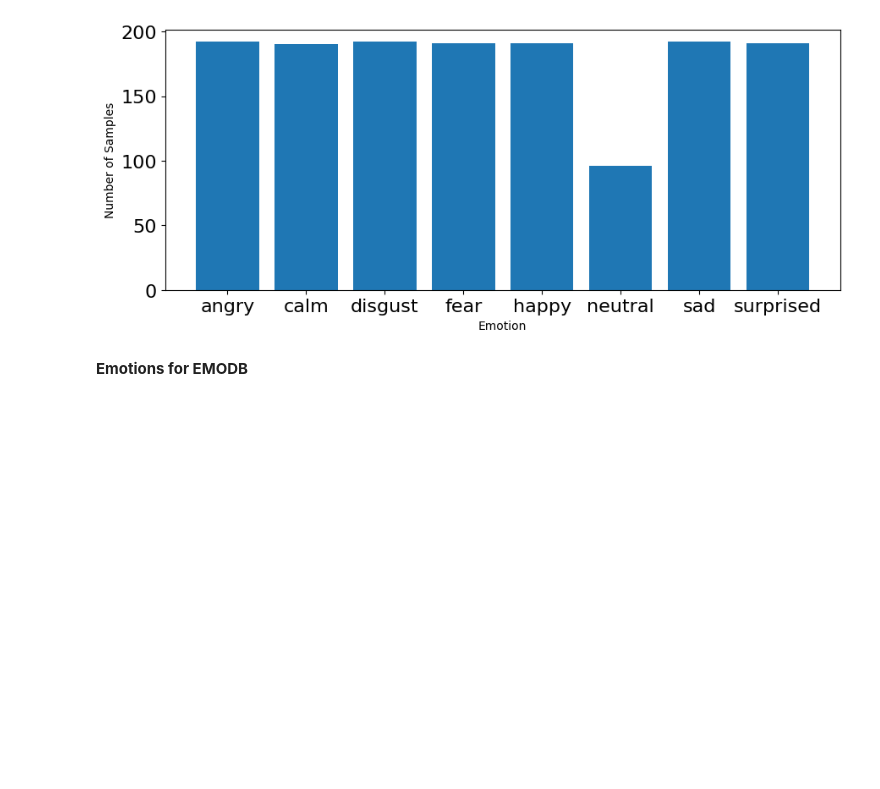
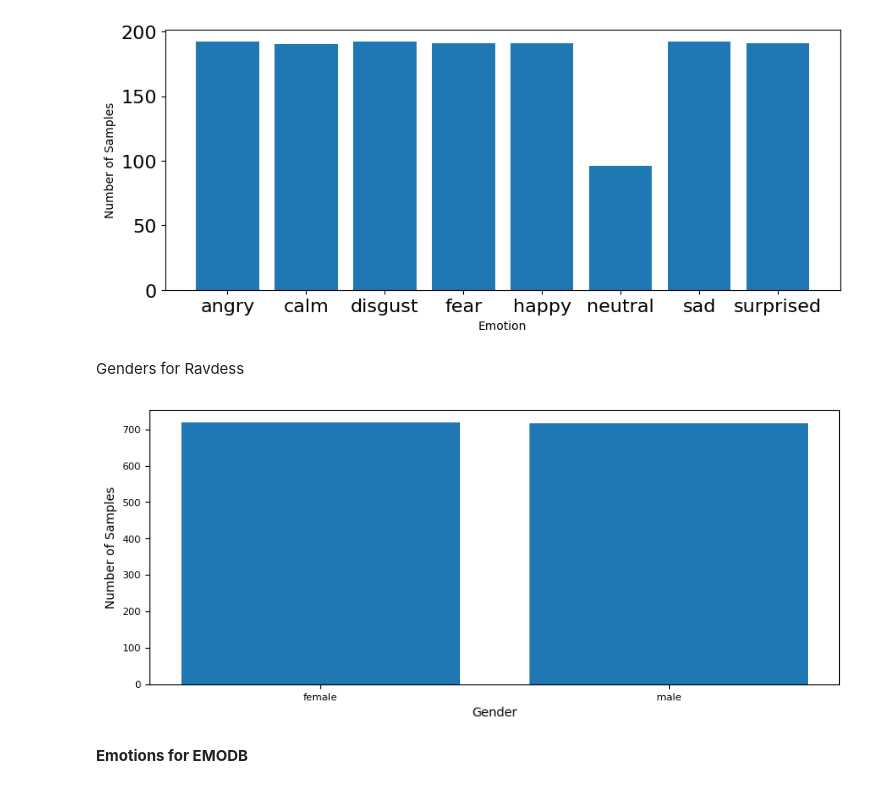
Before and after one commit to goose2711/Week-2_Data_Preprocessing, a Jupyter notebook: Week_2_Data_Preprocessing.ipynb, the cells around one changed output. Saved outputs shown, nothing was run; the diff lists cells and outputs as text; code cells hidden in the pictures; blank space fills up the shorter version.

```diff
--- a/Week_2_Data_Preprocessing.ipynb
+++ b/Week_2_Data_Preprocessing.ipynb
@@ -823,22 +833,26 @@ Loading Ravdess
 import os, glob
 
 def load_data_Ravdess():
-    X,y=[],[]
+    X, y, z = [], [], []
     count = 0
     for file in glob.glob("/content/drive/MyDrive/Ravdess/Actor_*/*.wav"):
-        file_name=os.path.basename(file)
-        #print(file_name)
-        #print(file_name.split("-")[2])
-        emotionRAVDESS = emotionsForRAVDESS[(file_name.split("-")[2])]
-        #print(emotion)
-        featuresRAVDESS = get_features(file)
+        directory_name = os.path.dirname(file)  # Gets the directory path
+        actor_number_str = os.path.basename(directory_name).split("_")[-1]  # Extracts the actor number part
+        gender = gendersForRAVDESS.get(actor_number_str, "Unknown")  # Get gender from the dictionary
+
+        file_name = os.path.basename(file)
+        emotionRAVDESS = emotionsForRAVDESS[file_name.split("-")[2]]
+        featuresRAVDESS = get_features(file)  # Assuming this is a function you've defined to extract features
+
         X.append(featuresRAVDESS)
         y.append(emotionRAVDESS)
+        z.append(gender)  # Append the gender to the z array
+
         count += 1
-        # '\r' + end='' results in printing over same line
-        print('\r' + f' Processed {count}/{1459} audio samples',end=' ')
-      # Return arrays to plug into sklearn's cross-validation algorithms
-    return np.array(X), np.array(y)
+        print('\r' + f'Processed {count}/{1459} audio samples', end=' ')
+
+    # Convert lists to numpy arrays before returning
+    return np.array(X), np.array(y), np.array(z)
 # %% [markdown]
 Loading EMODB
 # %%
@@ -865,5 +879,5 @@ def load_data_Emodb():
 Compute the feature matrix and read the emotion labels for the entire dataset.
 Note that our regressor (independent/explanatory variable), usually denoted X, is named 'features', and our regressand (dependent variable), usually denoted y, is named 'emotions'.
 # %%
-featuresRAVDESS, emotionsForRAVDESS = load_data_Ravdess()
+featuresRAVDESS, emotionsForRAVDESS, gendersForRAVDESS = load_data_Ravdess()
 # %% [output]
@@ -944,6 +958,20 @@ plt.ylabel('Number of Samples')
 plt.show()
 # %% [output]
 [figure]
+# %% [markdown]
+Genders for Ravdess
+# %%
+gender_list_ravdess, genderRavdess_count = np.unique(gendersForRAVDESS, return_counts=True)
+# print(gender_list_ravdess)
+plt.figure(figsize=(10, 4))
+plt.bar(x=range(len(gender_list_ravdess)), height=genderRavdess_count)
+plt.xticks(ticks=range(len(gender_list_ravdess)), labels = gender_list_ravdess,fontsize=10)
+plt.xlabel('Gender')
+plt.tick_params(labelsize=8)
+plt.ylabel('Number of Samples')
+plt.show()
+# %% [output]
+[figure, added]
 # %% [markdown]
 **Emotions for EMODB**
 # %%
```
Also changed, not shown: parts of 10 cells of this notebook.
